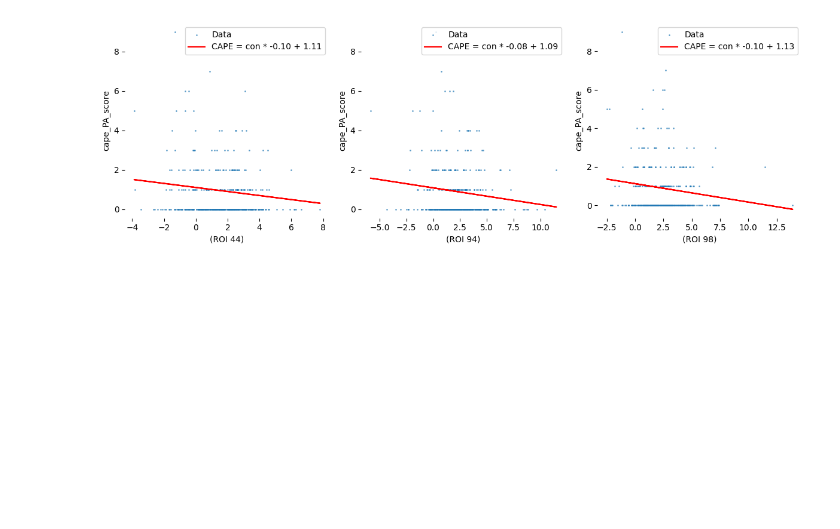
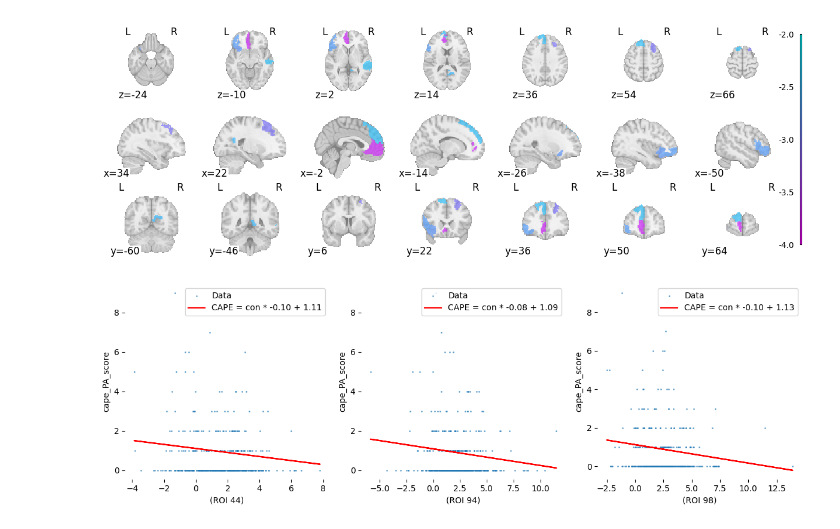
Before and after one commit to angeloodr/INPD-neuroimage-cape, a Jupyter notebook: code/plotting_second_level_results.ipynb, the cells around one changed output. Cells and saved outputs as stored; diff of their text form; code cells hidden in the pictures; blank space fills up the shorter version.

```diff
--- a/code/plotting_second_level_results.ipynb
+++ b/code/plotting_second_level_results.ipynb
@@ -287,3 +279,83 @@ plt.show()
+# %%
+# create the plots for the t maps for the seeds and rois which had results in the second level analysis
+from nilearn import datasets
+from nilearn.plotting import plot_roi, plot_anat
+
+rois_to_plot= [42, 43, 44, 46, 93, 98, 99]
+seed_to_plot = 'DRPutamen'
+cape_to_plot = 'cape_tot'
+
+atlas_name = 'Schaefer2018'
+desc_name = '100Parcels7Networks'
+
+
+atlas = datasets.fetch_atlas_schaefer_2018(n_rois=100, yeo_networks=7, resolution_mm=2)
+###cape_BE_score roi-68 -> corr_p_val_general 0.050 -> IIR 0.796 -> pseudo R2 0.107
+###cape_BE_score roi-77 -> corr_p_val_general 0.050 -> IIR 0.792 -> pseudo R2 0.106
+seed_to_plot = 'DRPutamen'
+cape_to_plot = 'cape_tot'
+
+atlas_name = 'Schaefer2018'
+desc_name = '100Parcels7Networks'
+
+
+atlas = datasets.fetch_atlas_schaefer_2018(n_rois=100, yeo_networks=7, resolution_mm=2)
+atlas_file = atlas['maps']
+# Load the atlas using nibabel
+atlas_img = nib.load(atlas_file)
+
+# Step 1: create zero image
+masks = np.zeros(np.shape(atlas_img.get_fdata()), dtype=np.float32)
+
+# Step 2: Use the affine matrix from the atlas
+affine = atlas_img.affine
+
+atlas_data = atlas_img.get_fdata()  # Use get_fdata() instead of get_data()
+
+for roi_id in rois_to_plot:
+
+    # Step 3: Find the indices where the atlas has the ROI ID
+    ix = np.where(atlas_data == roi_id)  # ROI ID in atlas
+
+    t_value = data.loc[(data['ROI'] == roi_id) & (data['CAPE'] == cape_to_plot) & (data['seed'] == seed_to_plot), 't_value'].iloc[0]
+    if isinstance(t_value, pd.Series):  # If it's a Series, extract the first value
+        t_value = t_value.iloc[0]
+    t_value = float(t_value)  # Ensure it is a float
+
+    # 4. Assign the t-value to the corresponding voxels in the mask
+    masks[ix] = t_value
+
+# Step 5: Create a NIfTI image using the modified zero_volume
+tmap_affined = nib.Nifti1Image(masks, affine)
+
+# Step 6: Plot the tmap in the brain
+fig, ax = plt.subplots(figsize=(30/2.5, 10/2.5))  # Create a Matplotlib figure
+display = plot_roi(
+    tmap_affined,
+    display_mode='mosaic',
+    colorbar=True,
+    vmin=-4,
+    vmax=-2,
+    cmap='cool_r',  # Color map for the t-map
+    figure=fig  # Pass the Matplotlib figure
+)
+
+# Step 7: Customize the color bar
+cbar = plt.gcf().get_axes()[-1]  # Get the color bar axis (last axis in the figure)
+cbar.set_yticks([-4, -3.5, -3, -2.5, -2.0])  # Set custom tick values
+cbar.set_yticklabels(['-4.0', '-3.5', '-3.0', '-2.5', '-2.0'])  # Set custom tick labels
+
+ax.spines['top'].set_visible(False)  # Hide the top spine
+ax.spines['right'].set_visible(False)  # Hide the right spine
+ax.spines['left'].set_visible(False)  # Hide the left spine
+ax.spines['bottom'].set_visible(False)  # Hide the bottom spine
+ax.xaxis.set_ticks([])  # Hide x-axis ticks
+ax.yaxis.set_ticks([])  # Hide y-axis ticks
+
+# Show the plot
+plt.show()
+# %% [output]
+[figure, added]
 # %%
 plt.figure(figsize=(30/2.5 , 10/2.5))
 
```
Also changed, not shown: parts of 8 cells of this notebook, 1 other file.
